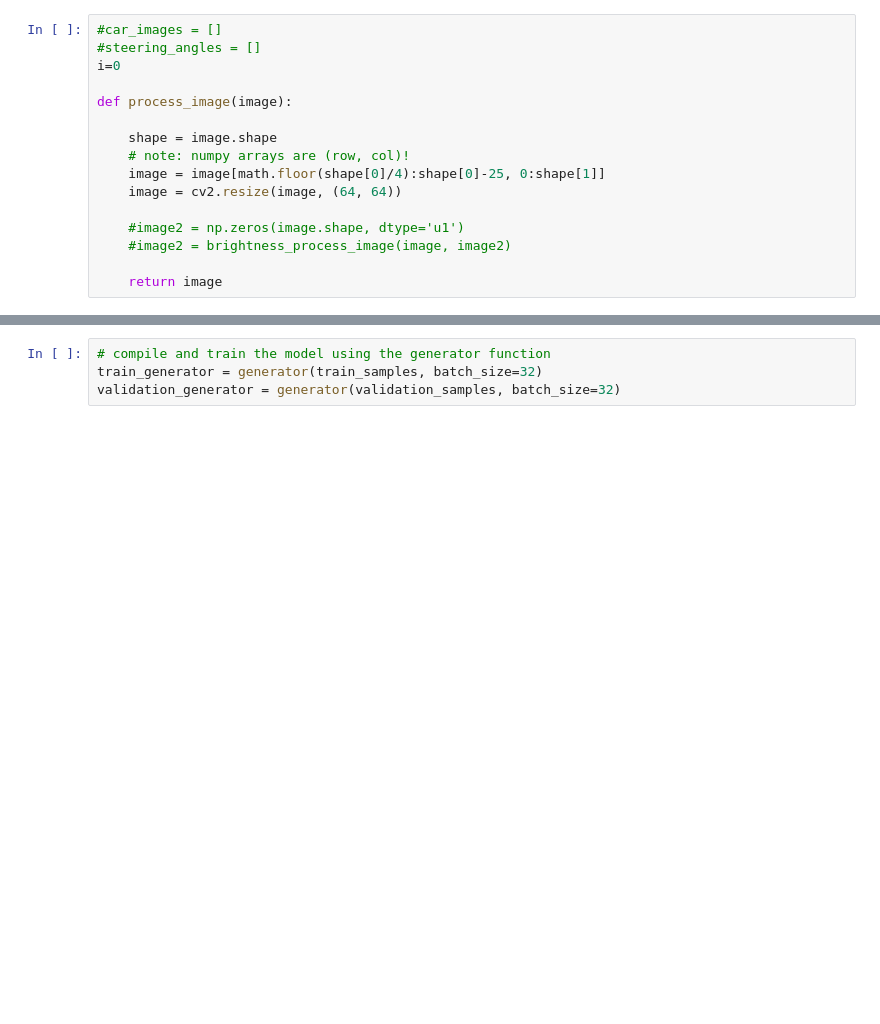
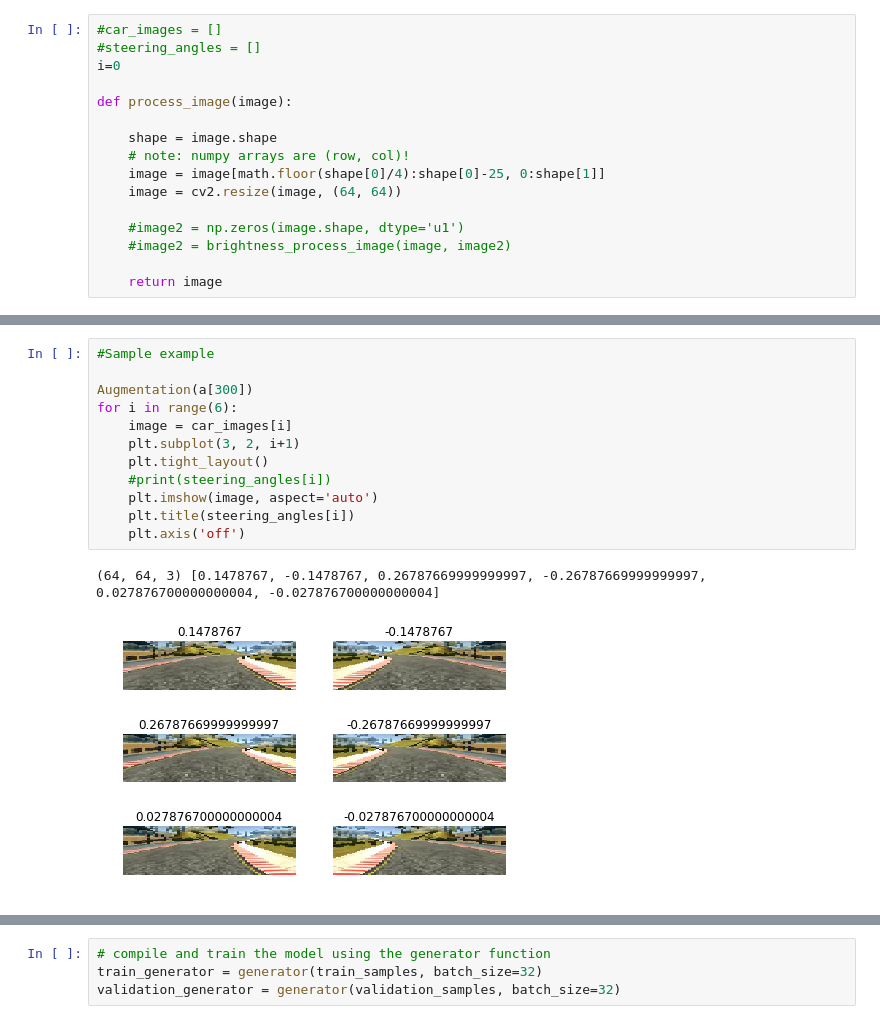
Before and after one commit to karanj1/SDCar, a Jupyter notebook: CarND-Behavioral-Cloning-P3/test3.ipynb, the cells around one changed output, grey strips where cells are left out. Drawn from its saved outputs; the diff is of its cells as text; blank space fills up the shorter version.

```diff
--- a/CarND-Behavioral-Cloning-P3/test3.ipynb
+++ b/CarND-Behavioral-Cloning-P3/test3.ipynb
@@ -131,0 +122,15 @@ def generator(samples, batch_size=32):
+# %%
+#Sample example
+
+Augmentation(a[300])
+for i in range(6):
+    image = car_images[i]
+    plt.subplot(3, 2, i+1)
+    plt.tight_layout()
+    #print(steering_angles[i])
+    plt.imshow(image, aspect='auto')
+    plt.title(steering_angles[i])
+    plt.axis('off')
+# %% [output]
+(64, 64, 3) [0.1478767, -0.1478767, 0.26787669999999997, -0.26787669999999997, 0.027876700000000004, -0.027876700000000004]
+[figure, added]
```
Also changed, not shown: parts of 5 cells of this notebook.
